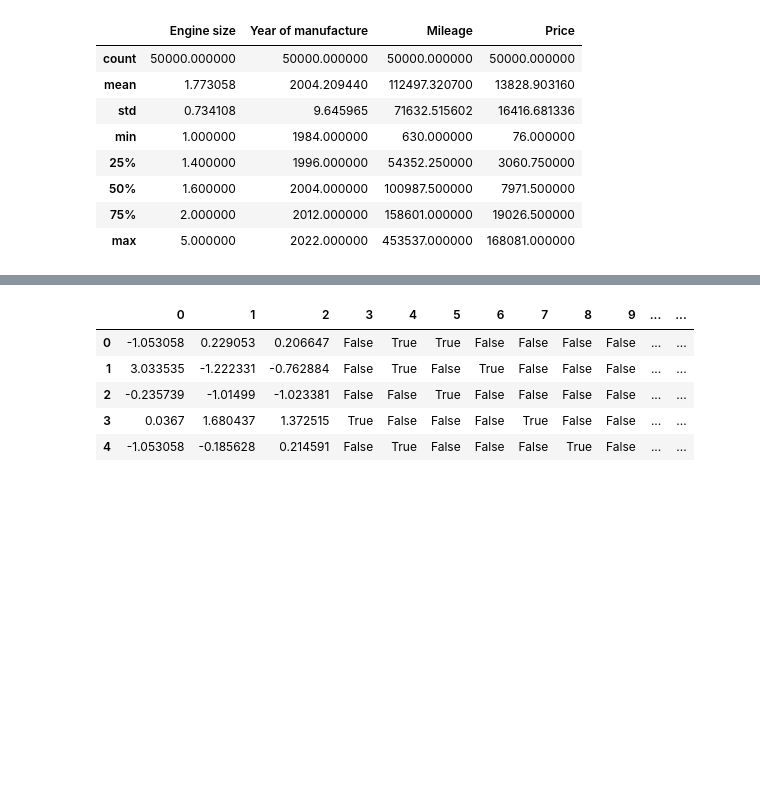
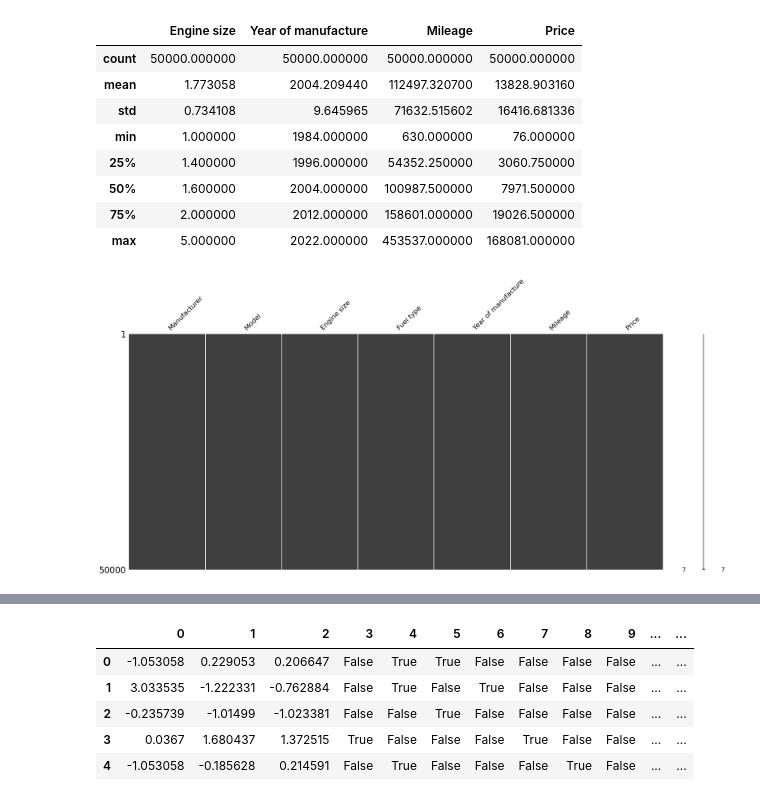
Before and after one commit to suleymangzy/SymbolicRegressionWhitGeneticPrograming, a Jupyter notebook: CarSalesSR-GP.ipynb, the cells around one changed output, grey strips where cells are left out. Saved outputs shown, nothing was run; the diff lists cells and outputs as text; code cells hidden in the pictures; blank space fills up the shorter version.

```diff
--- a/CarSalesSR-GP.ipynb
+++ b/CarSalesSR-GP.ipynb
@@ -51,6 +52,11 @@ Data descriptions:
 | 50% | 1.600000 | 2004.000000 | 100987.500000 | 7971.500000 |
 | 75% | 2.000000 | 2012.000000 | 158601.000000 | 19026.500000 |
 | max | 5.000000 | 2022.000000 | 453537.000000 | 168081.000000 |
+# %%
+msno.matrix(df)
+plt.show()
+# %% [output]
+[figure, added]
 # %%
 df_encoded = pd.get_dummies(df, columns=["Fuel type", "Manufacturer", "Model"], drop_first=True)
 
```
Also changed, not shown: parts of 3 cells of this notebook, 2 other files.
